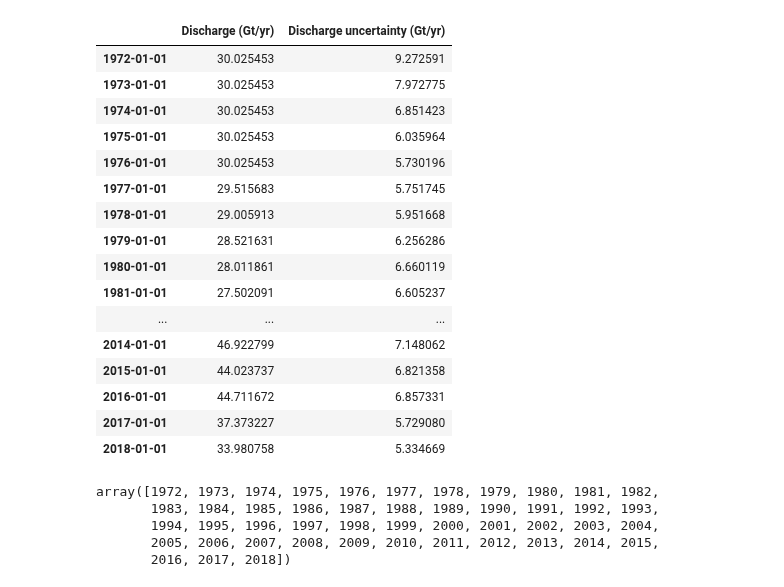
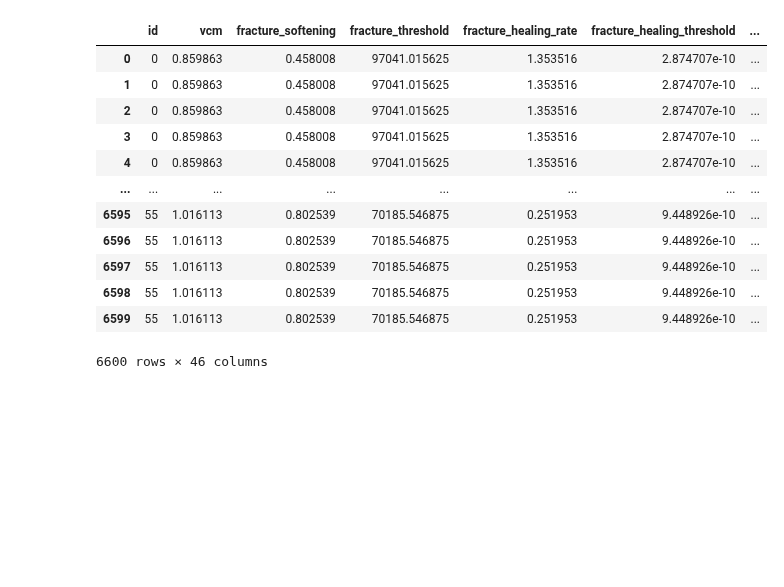
Before and after one commit to pism/pism-greenland, a Jupyter notebook: notebooks/jib_analysis.ipynb, the cells around one changed output. Drawn from its saved outputs; the diff is of its cells as text; code cells hidden in the pictures; blank space fills up the shorter version.

```diff
--- a/notebooks/jib_analysis.ipynb
+++ b/notebooks/jib_analysis.ipynb
@@ -338,28 +53,16 @@ mou19.set_index(mou19_dates, inplace=True)
-# %%
-mou19
-# %% [output]
-|  | Discharge (Gt/yr) | Discharge uncertainty (Gt/yr) |
-| 1972-01-01 | 30.025453 | 9.272591 |
-| 1973-01-01 | 30.025453 | 7.972775 |
-| 1974-01-01 | 30.025453 | 6.851423 |
-| 1975-01-01 | 30.025453 | 6.035964 |
-| 1976-01-01 | 30.025453 | 5.730196 |
-| 1977-01-01 | 29.515683 | 5.751745 |
-| 1978-01-01 | 29.005913 | 5.951668 |
-| 1979-01-01 | 28.521631 | 6.256286 |
-| 1980-01-01 | 28.011861 | 6.660119 |
-| 1981-01-01 | 27.502091 | 6.605237 |
-| ... | ... | ... |
-| 2014-01-01 | 46.922799 | 7.148062 |
-| 2015-01-01 | 44.023737 | 6.821358 |
-| 2016-01-01 | 44.711672 | 6.857331 |
-| 2017-01-01 | 37.373227 | 5.729080 |
-| 2018-01-01 | 33.980758 | 5.334669 |
-# %%
-years.astype(int)
-# %% [output]
-array([1972, 1973, 1974, 1975, 1976, 1977, 1978, 1979, 1980, 1981, 1982,
-       1983, 1984, 1985, 1986, 1987, 1988, 1989, 1990, 1991, 1992, 1993,
-       1994, 1995, 1996, 1997, 1998, 1999, 2000, 2001, 2002, 2003, 2004,
-       2005, 2006, 2007, 2008, 2009, 2010, 2011, 2012, 2013, 2014, 2015,
-       2016, 2017, 2018])
+# %%
+sum_df
+# %% [output]
+|  | id | vcm | fracture_softening | fracture_threshold | fracture_healing_rate | fracture_healing_threshold | ... |
+| 0 | 0 | 0.859863 | 0.458008 | 97041.015625 | 1.353516 | 2.874707e-10 | ... |
+| 1 | 0 | 0.859863 | 0.458008 | 97041.015625 | 1.353516 | 2.874707e-10 | ... |
+| 2 | 0 | 0.859863 | 0.458008 | 97041.015625 | 1.353516 | 2.874707e-10 | ... |
+| 3 | 0 | 0.859863 | 0.458008 | 97041.015625 | 1.353516 | 2.874707e-10 | ... |
+| 4 | 0 | 0.859863 | 0.458008 | 97041.015625 | 1.353516 | 2.874707e-10 | ... |
+| ... | ... | ... | ... | ... | ... | ... | ... |
+| 6595 | 55 | 1.016113 | 0.802539 | 70185.546875 | 0.251953 | 9.448926e-10 | ... |
+| 6596 | 55 | 1.016113 | 0.802539 | 70185.546875 | 0.251953 | 9.448926e-10 | ... |
+| 6597 | 55 | 1.016113 | 0.802539 | 70185.546875 | 0.251953 | 9.448926e-10 | ... |
+| 6598 | 55 | 1.016113 | 0.802539 | 70185.546875 | 0.251953 | 9.448926e-10 | ... |
+| 6599 | 55 | 1.016113 | 0.802539 | 70185.546875 | 0.251953 | 9.448926e-10 | ... |
+6600 rows × 46 columns
```
Also changed, not shown: parts of 34 cells of this notebook, 5 other files.
